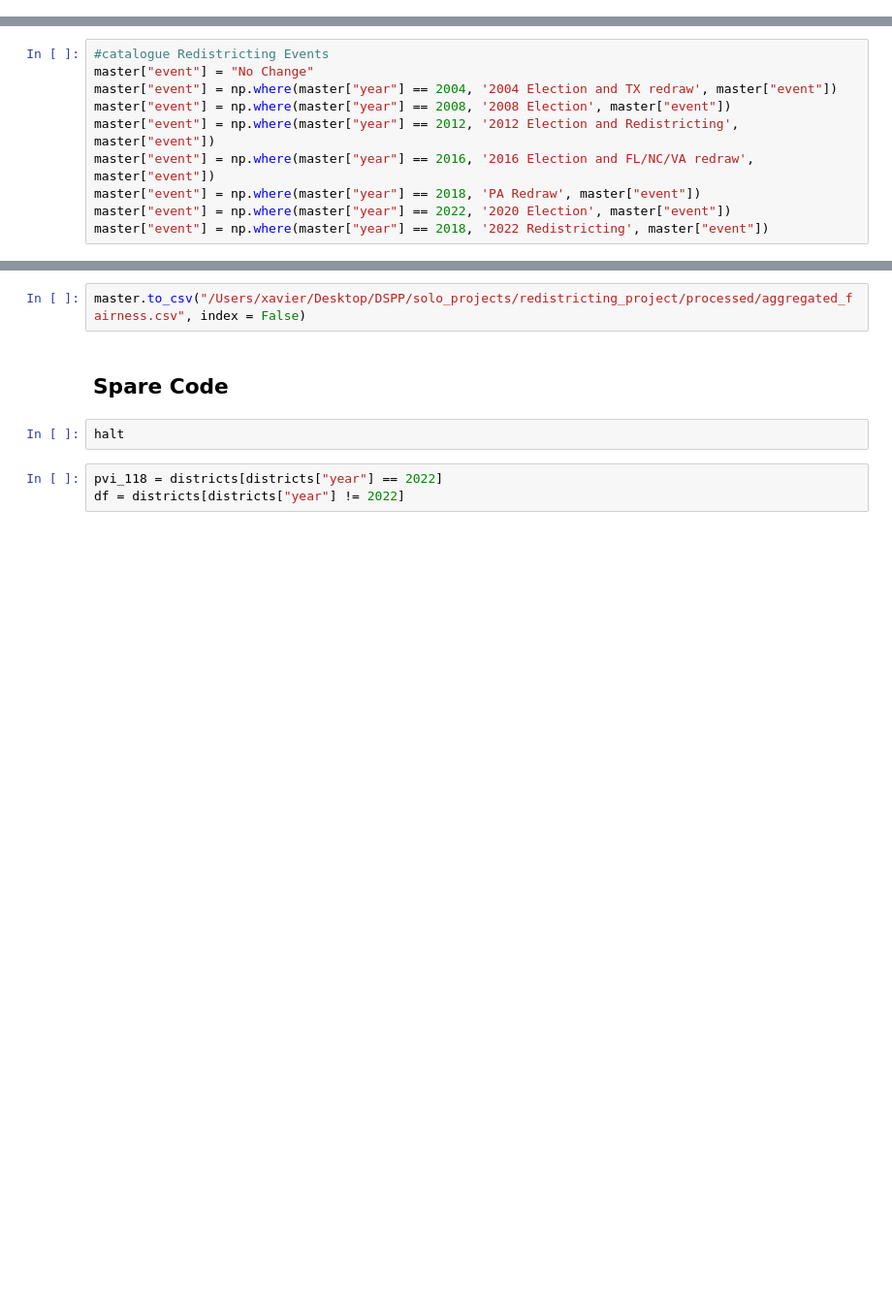
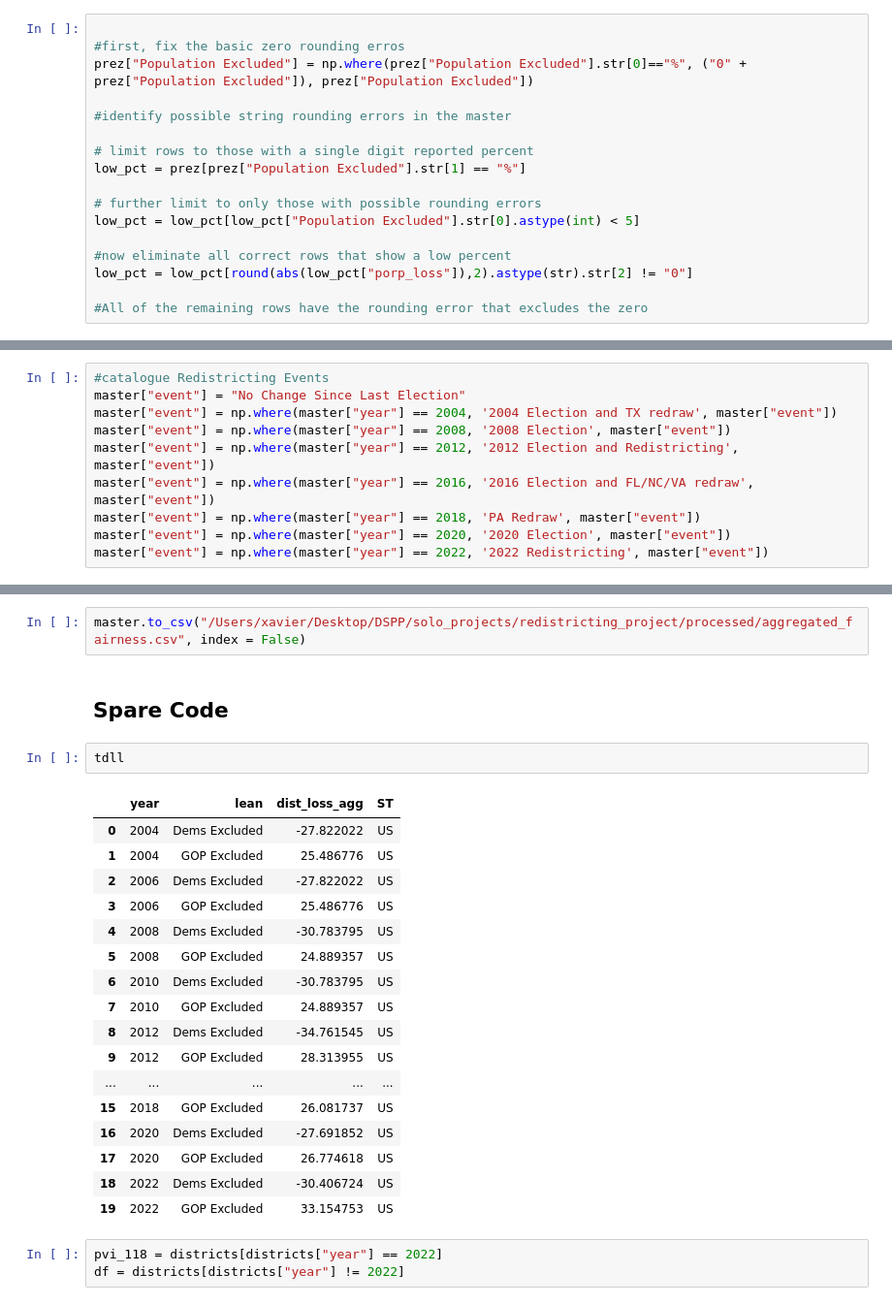
Before and after one commit to xadomatis/redistricting_project, a Jupyter notebook: processing/tableau_prep.ipynb, the cells around one changed output, grey strips where cells are left out. Shown: that part at 97% size. Saved outputs shown, nothing was run; the diff lists cells and outputs as text; blank space fills up the shorter version.

```diff
--- a/processing/tableau_prep.ipynb
+++ b/processing/tableau_prep.ipynb
@@ -149,0 +187,17 @@ prez["Population Excluded (117th)"][prez["ST"] == "DE"] = "40% Excluded, Against
+# %%
+
+#first, fix the basic zero rounding erros
+prez["Population Excluded"] = np.where(prez["Population Excluded"].str[0]=="%", ("0" + prez["Population Excluded"]), prez["Population Excluded"])
+
+#identify possible string rounding errors in the master
+
+# limit rows to those with a single digit reported percent
+low_pct = prez[prez["Population Excluded"].str[1] == "%"]
+
+# further limit to only those with possible rounding errors
+low_pct = low_pct[low_pct["Population Excluded"].str[0].astype(int) < 5]
+
+#now eliminate all correct rows that show a low percent
+low_pct = low_pct[round(abs(low_pct["porp_loss"]),2).astype(str).str[2] != "0"]
+
+#All of the remaining rows have the rounding error that excludes the zero
@@ -168,11 +237,11 @@ master = master.replace('11th Congress (2006)','110th Congress (2006)')
 master["congress"] = master["congress"].astype(int)
 # %%
 #catalogue Redistricting Events
-master["event"] = "No Change"
+master["event"] = "No Change Since Last Election"
 master["event"] = np.where(master["year"] == 2004, '2004 Election and TX redraw', master["event"])
 master["event"] = np.where(master["year"] == 2008, '2008 Election', master["event"])
 master["event"] = np.where(master["year"] == 2012, '2012 Election and Redistricting', master["event"])
 master["event"] = np.where(master["year"] == 2016, '2016 Election and FL/NC/VA redraw', master["event"])
 master["event"] = np.where(master["year"] == 2018, 'PA Redraw', master["event"])
-master["event"] = np.where(master["year"] == 2022, '2020 Election', master["event"])
-master["event"] = np.where(master["year"] == 2018, '2022 Redistricting', master["event"])
+master["event"] = np.where(master["year"] == 2020, '2020 Election', master["event"])
+master["event"] = np.where(master["year"] == 2022, '2022 Redistricting', master["event"])
@@ -260,8 +313,26 @@ master["porp_text"][(master["ST"] == "AZ") & (master["year"] == 2010)] = "10% Ex
 master.to_csv("/Users/xavier/Desktop/DSPP/solo_projects/redistricting_project/processed/aggregated_fairness.csv", index = False)
 # %% [markdown]
 ## Spare Code
-# %%
-halt
+# %%
+tdll
+# %% [output]
+|  | year | lean | dist_loss_agg | ST |
+| 0 | 2004 | Dems Excluded | -27.822022 | US |
+| 1 | 2004 | GOP Excluded | 25.486776 | US |
+| 2 | 2006 | Dems Excluded | -27.822022 | US |
+| 3 | 2006 | GOP Excluded | 25.486776 | US |
+| 4 | 2008 | Dems Excluded | -30.783795 | US |
+| 5 | 2008 | GOP Excluded | 24.889357 | US |
+| 6 | 2010 | Dems Excluded | -30.783795 | US |
+| 7 | 2010 | GOP Excluded | 24.889357 | US |
+| 8 | 2012 | Dems Excluded | -34.761545 | US |
+| 9 | 2012 | GOP Excluded | 28.313955 | US |
+| ... | ... | ... | ... | ... |
+| 15 | 2018 | GOP Excluded | 26.081737 | US |
+| 16 | 2020 | Dems Excluded | -27.691852 | US |
+| 17 | 2020 | GOP Excluded | 26.774618 | US |
+| 18 | 2022 | Dems Excluded | -30.406724 | US |
+| 19 | 2022 | GOP Excluded | 33.154753 | US |
 # %%
 pvi_118 = districts[districts["year"] == 2022]
 df = districts[districts["year"] != 2022]
```
Also changed, not shown: parts of 9 cells of this notebook, 6 other files.
